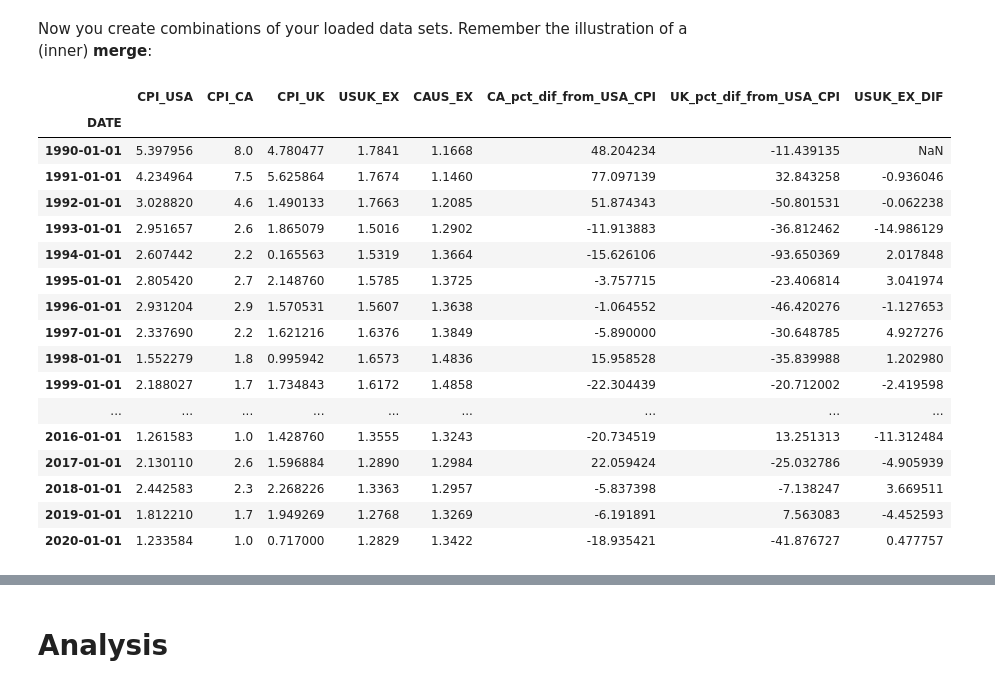
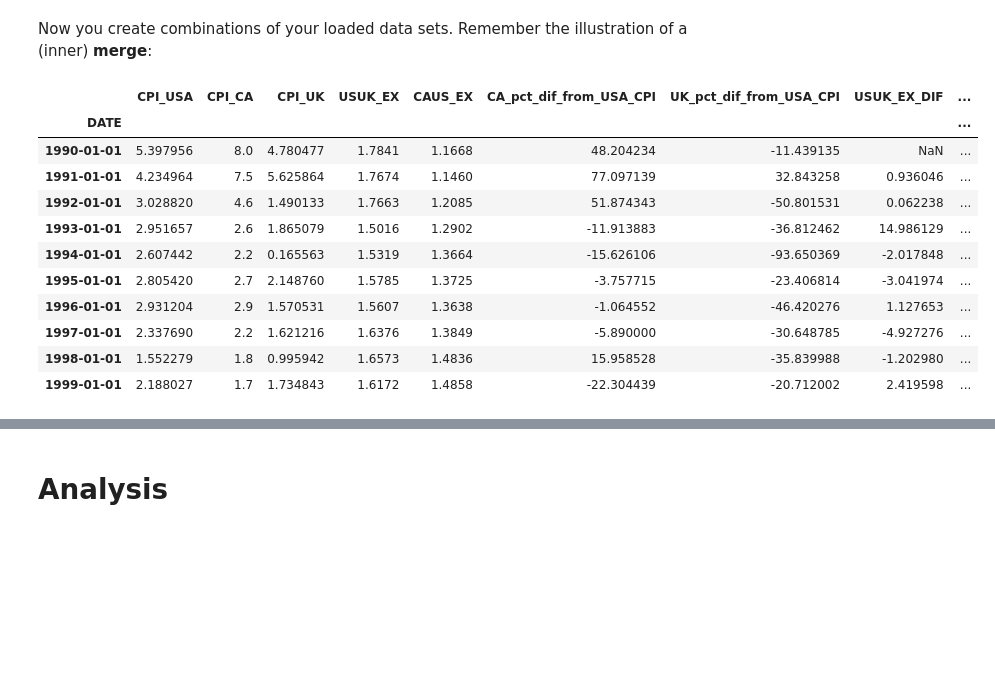
Before and after one commit to NumEconCopenhagen/projects-2024-kbh-herning, a Jupyter notebook: dataproject/dataproject.ipynb, the cells around one changed output, grey strips where cells are left out. Drawn from its saved outputs; the diff is of its cells as text; code cells hidden in the pictures; blank space fills up the shorter version.

```diff
--- a/dataproject/dataproject.ipynb
+++ b/dataproject/dataproject.ipynb
@@ -151,25 +118,20 @@ Now you create combinations of your loaded data sets. Remember the illustration
 # %%
 ppp = pd.merge(inflation, exchange, how = 'outer', on = ['DATE']);
 ppp['CA_pct_dif_from_USA_CPI'] = ((ppp.CPI_CA-ppp.CPI_USA) / ppp.CPI_USA) * 100 # the pct. difference between inflation in canada and USA
 ppp['UK_pct_dif_from_USA_CPI'] = ((ppp.CPI_UK-ppp.CPI_USA) / ppp.CPI_USA) * 100 # the pct. difference between inflation in UK and USA
-ppp['USUK_EX_DIF'] = (ppp['USUK_EX'].diff() / ppp['USUK_EX'].shift(1)) * 100
-ppp.head(31)
+ppp['USUK_EX_DIF'] = (ppp['USUK_EX'].diff() / ppp['USUK_EX'].shift(1)) * 100 *(-1) #tjek vejen
+ppp['CAUS_EX_DIF'] = ((ppp['CAUS_EX'].diff() / ppp['CAUS_EX'].shift(1)) * 100) #tjek vejen
+ppp.head(10)
 # %% [output]
-|  | CPI_USA | CPI_CA | CPI_UK | USUK_EX | CAUS_EX | CA_pct_dif_from_USA_CPI | UK_pct_dif_from_USA_CPI | USUK_EX_DIF |
-| DATE |  |  |  |  |  |  |  |  |
-| 1990-01-01 | 5.397956 | 8.0 | 4.780477 | 1.7841 | 1.1668 | 48.204234 | -11.439135 | NaN |
-| 1991-01-01 | 4.234964 | 7.5 | 5.625864 | 1.7674 | 1.1460 | 77.097139 | 32.843258 | -0.936046 |
-| 1992-01-01 | 3.028820 | 4.6 | 1.490133 | 1.7663 | 1.2085 | 51.874343 | -50.801531 | -0.062238 |
-| 1993-01-01 | 2.951657 | 2.6 | 1.865079 | 1.5016 | 1.2902 | -11.913883 | -36.812462 | -14.986129 |
-| 1994-01-01 | 2.607442 | 2.2 | 0.165563 | 1.5319 | 1.3664 | -15.626106 | -93.650369 | 2.017848 |
-| 1995-01-01 | 2.805420 | 2.7 | 2.148760 | 1.5785 | 1.3725 | -3.757715 | -23.406814 | 3.041974 |
-| 1996-01-01 | 2.931204 | 2.9 | 1.570531 | 1.5607 | 1.3638 | -1.064552 | -46.420276 | -1.127653 |
-| 1997-01-01 | 2.337690 | 2.2 | 1.621216 | 1.6376 | 1.3849 | -5.890000 | -30.648785 | 4.927276 |
-| 1998-01-01 | 1.552279 | 1.8 | 0.995942 | 1.6573 | 1.4836 | 15.958528 | -35.839988 | 1.202980 |
-| 1999-01-01 | 2.188027 | 1.7 | 1.734843 | 1.6172 | 1.4858 | -22.304439 | -20.712002 | -2.419598 |
-| ... | ... | ... | ... | ... | ... | ... | ... | ... |
-| 2016-01-01 | 1.261583 | 1.0 | 1.428760 | 1.3555 | 1.3243 | -20.734519 | 13.251313 | -11.312484 |
-| 2017-01-01 | 2.130110 | 2.6 | 1.596884 | 1.2890 | 1.2984 | 22.059424 | -25.032786 | -4.905939 |
-| 2018-01-01 | 2.442583 | 2.3 | 2.268226 | 1.3363 | 1.2957 | -5.837398 | -7.138247 | 3.669511 |
-| 2019-01-01 | 1.812210 | 1.7 | 1.949269 | 1.2768 | 1.3269 | -6.191891 | 7.563083 | -4.452593 |
-| 2020-01-01 | 1.233584 | 1.0 | 0.717000 | 1.2829 | 1.3422 | -18.935421 | -41.876727 | 0.477757 |
+|  | CPI_USA | CPI_CA | CPI_UK | USUK_EX | CAUS_EX | CA_pct_dif_from_USA_CPI | UK_pct_dif_from_USA_CPI | USUK_EX_DIF | ... |
+| DATE |  |  |  |  |  |  |  |  | ... |
+| 1990-01-01 | 5.397956 | 8.0 | 4.780477 | 1.7841 | 1.1668 | 48.204234 | -11.439135 | NaN | ... |
+| 1991-01-01 | 4.234964 | 7.5 | 5.625864 | 1.7674 | 1.1460 | 77.097139 | 32.843258 | 0.936046 | ... |
+| 1992-01-01 | 3.028820 | 4.6 | 1.490133 | 1.7663 | 1.2085 | 51.874343 | -50.801531 | 0.062238 | ... |
+| 1993-01-01 | 2.951657 | 2.6 | 1.865079 | 1.5016 | 1.2902 | -11.913883 | -36.812462 | 14.986129 | ... |
+| 1994-01-01 | 2.607442 | 2.2 | 0.165563 | 1.5319 | 1.3664 | -15.626106 | -93.650369 | -2.017848 | ... |
+| 1995-01-01 | 2.805420 | 2.7 | 2.148760 | 1.5785 | 1.3725 | -3.757715 | -23.406814 | -3.041974 | ... |
+| 1996-01-01 | 2.931204 | 2.9 | 1.570531 | 1.5607 | 1.3638 | -1.064552 | -46.420276 | 1.127653 | ... |
+| 1997-01-01 | 2.337690 | 2.2 | 1.621216 | 1.6376 | 1.3849 | -5.890000 | -30.648785 | -4.927276 | ... |
+| 1998-01-01 | 1.552279 | 1.8 | 0.995942 | 1.6573 | 1.4836 | 15.958528 | -35.839988 | -1.202980 | ... |
+| 1999-01-01 | 2.188027 | 1.7 | 1.734843 | 1.6172 | 1.4858 | -22.304439 | -20.712002 | 2.419598 | ... |
```
Also changed, not shown: parts of 11 cells of this notebook.
